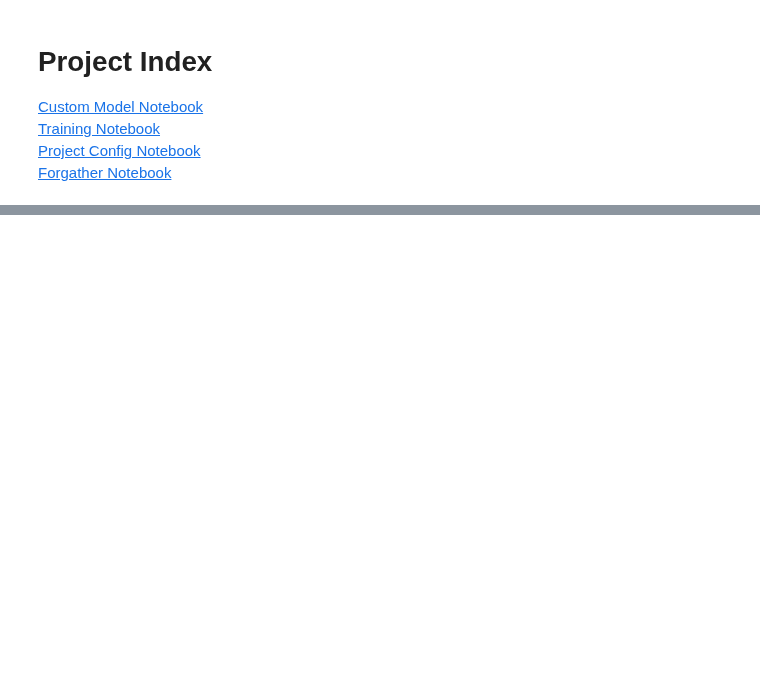
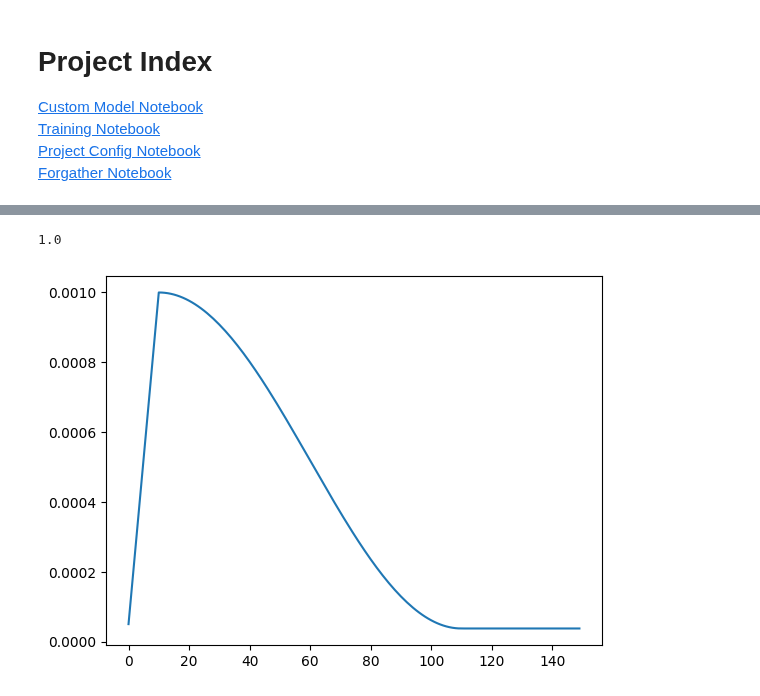
Before and after one commit to jdinalt/forgather, a Jupyter notebook: examples/trainers/optimizers/optimizers.ipynb, the cells around one changed output, grey strips where cells are left out. Drawn from its saved outputs; the diff is of its cells as text; code cells hidden in the pictures; blank space fills up the shorter version.

```diff
--- a/examples/trainers/optimizers/optimizers.ipynb
+++ b/examples/trainers/optimizers/optimizers.ipynb
@@ -308,0 +300,55 @@ M_f
+# %%
+math.exp(-0/2)
+# %% [output]
+1.0
+# %%
+# https://arxiv.org/html/2503.02844v1
+# Beyond Cosine Decay: On the effectiveness of Infinite Learning Rate Schedule for Continual Pre-training
+
+lr_max = 1e-3
+warmup_steps = 10
+cooldown_steps = 100
+lr_constant = 3.75e-5
+
+
+p = torch.tensor(0.0, requires_grad=True)
+opt = torch.optim.SGD([p], lr=lr_max)
+#sch = torch.optim.lr_scheduler.PolynomialLR(opt, 10, 4)
+
+
+
+sch = torch.optim.lr_scheduler.SequentialLR(
+    opt,
+    schedulers=[
+        torch.optim.lr_scheduler.LinearLR(
+            opt,
+            start_factor=0.05,
+            end_factor=1.0,
+            # Should match N  milestone
+            total_iters=warmup_steps,
+        ),
+        torch.optim.lr_scheduler.CosineAnnealingLR(
+            opt,
+            T_max=cooldown_steps,
+            eta_min=lr_constant,
+        ),
+        torch.optim.lr_scheduler.LambdaLR(opt, lambda x: lr_constant / lr_max),
+    ],
+    milestones=[
+        warmup_steps,
+        warmup_steps + cooldown_steps,
+    ],
+)
+
+data = []
+for step in range(150):
+    lr = sch.get_last_lr()[0]
+    data.append(lr)
+    #print(lr)
+    sch.step()
+
+fig, ax = plt.subplots()
+ax.plot(data)
+plt.show()
+# %% [output]
+[figure, added]
```
Also changed, not shown: parts of 34 cells of this notebook, 55 other files.
